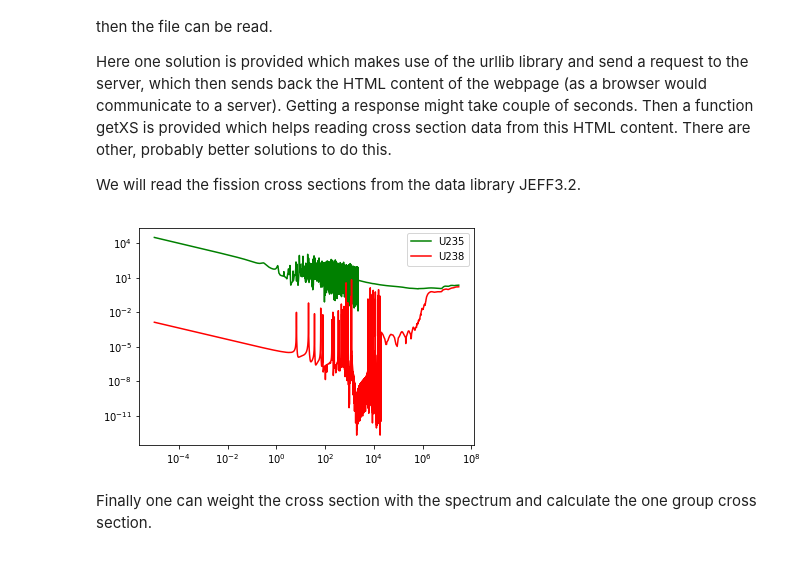
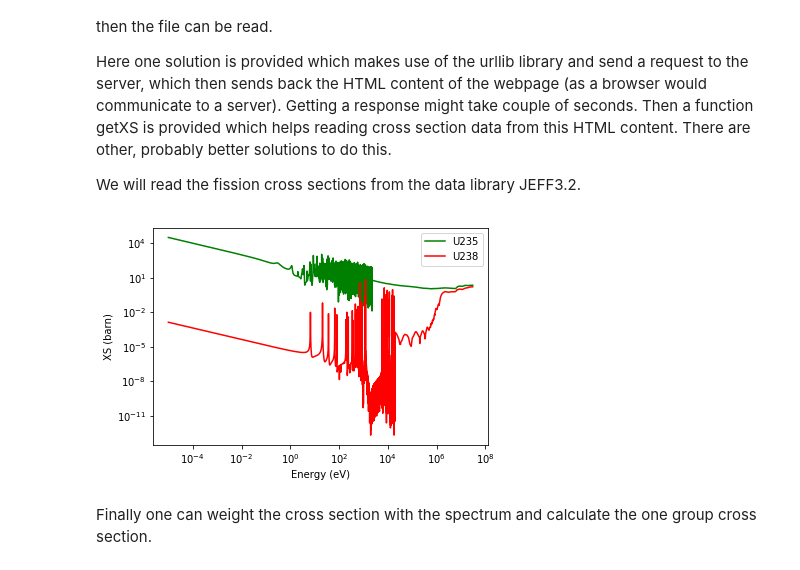
Before and after one commit to ezsolti/EnergyPhysics, a Jupyter notebook: groupXS.ipynb, the cells around one changed output. Saved outputs shown, nothing was run; the diff lists cells and outputs as text; code cells hidden in the pictures.

```diff
--- a/groupXS.ipynb
+++ b/groupXS.ipynb
@@ -169,24 +172,26 @@ def getXS(content):
 # %%
 import urllib.request
 
 website235='http://atom.kaeri.re.kr/nuchart/getData.jsp?target=jeff3.2,92,235,9228,3,18'
 website238='http://atom.kaeri.re.kr/nuchart/getData.jsp?target=jeff3.2,92,238,9237,3,18'
 
 with urllib.request.urlopen(website235) as response:
     content235 = response.readlines()
 energy235,xs235=getXS(content235)
 
 with urllib.request.urlopen(website238) as response:
     content238 = response.readlines()
 energy238,xs238=getXS(content238)
 
 plt.figure()
 plt.loglog(energy235,xs235, 'g', label='U235')
 plt.loglog(energy238,xs238, 'r', label='U238')
 plt.legend()
+plt.xlabel('Energy (eV)')
+plt.ylabel('XS (barn)')
 plt.show()
 # %% [output]
-[figure, old version]
+[figure, new version]
 # %% [markdown]
 Finally one can weight the cross section with the spectrum and calculate the one group cross section.
 # %%
```
Also changed, not shown: parts of 4 cells of this notebook.
